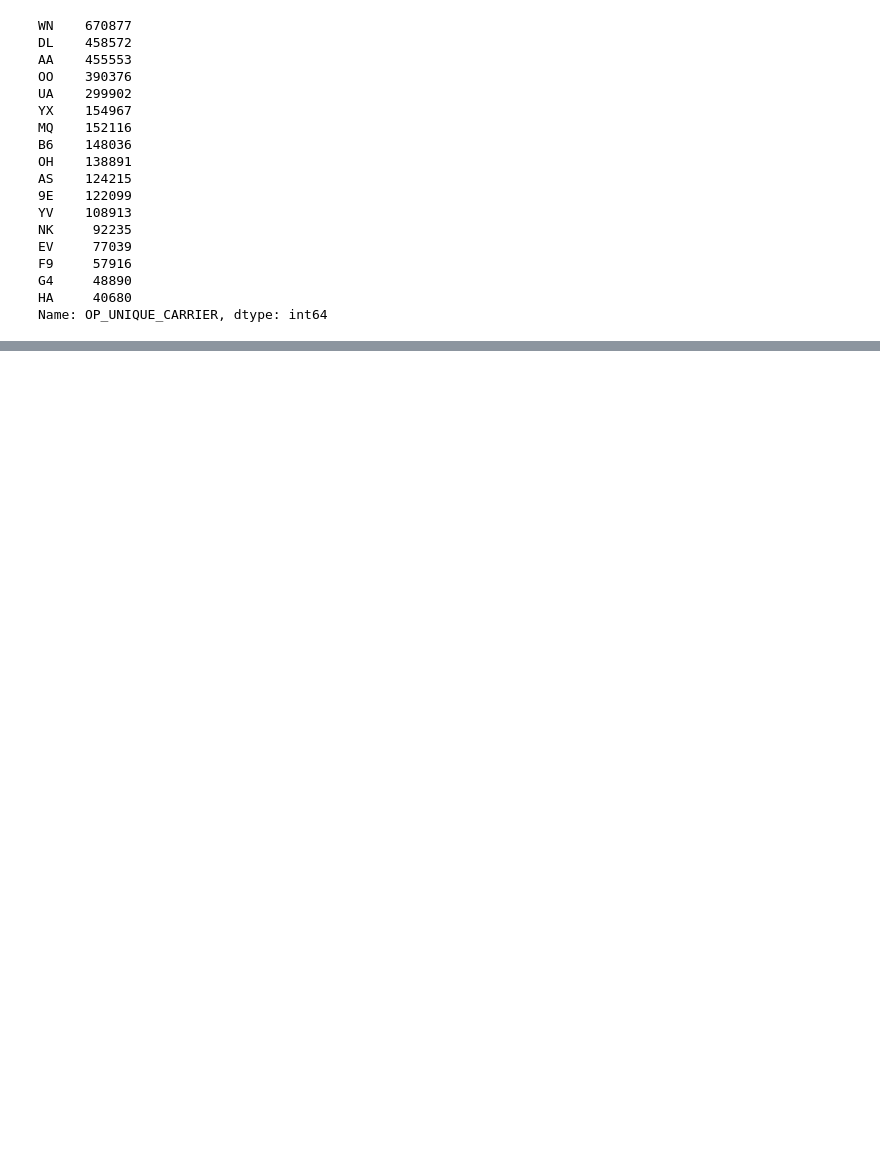
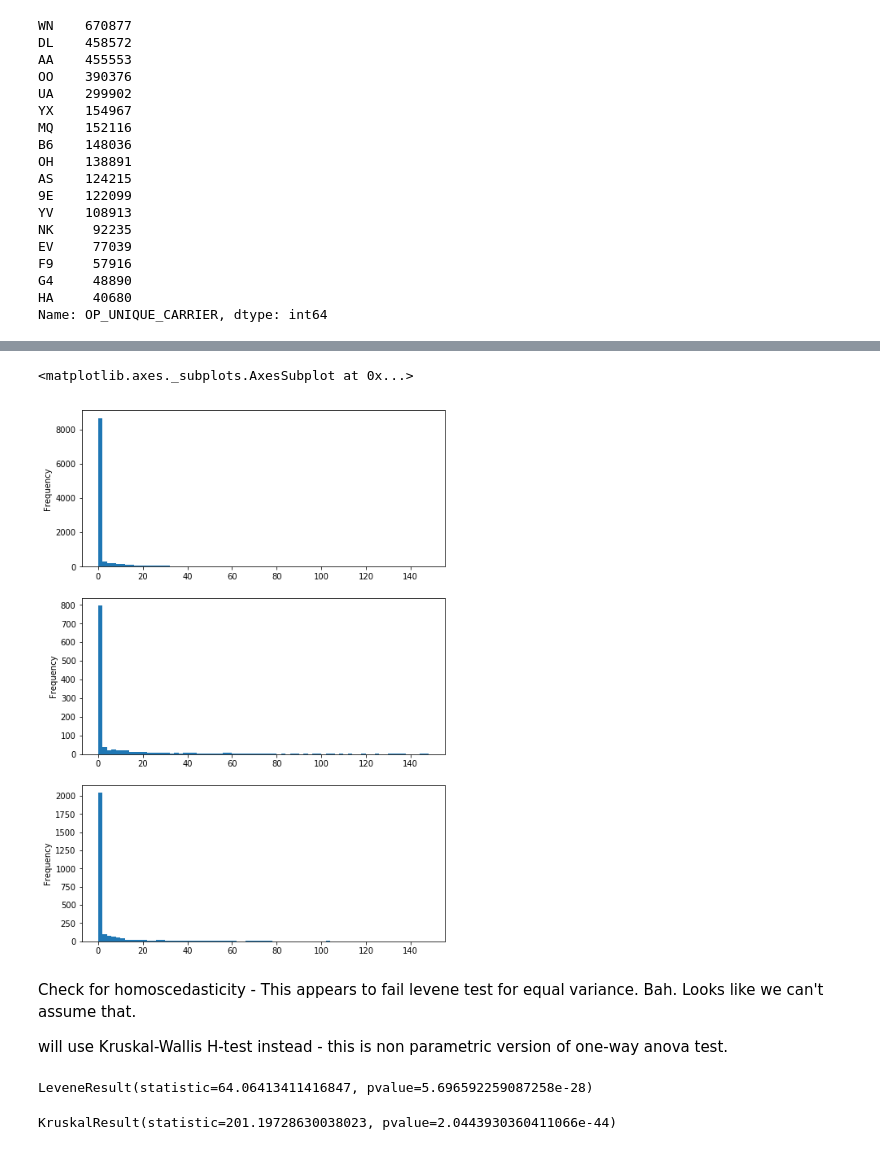
Before and after one commit to Mcllstr/Project_3_T_Testing, a Jupyter notebook: joes_workbook.ipynb, the cells around one changed output, grey strips where cells are left out. Drawn from its saved outputs; the diff is of its cells as text; code cells hidden in the pictures; blank space fills up the shorter version.

```diff
--- a/joes_workbook.ipynb
+++ b/joes_workbook.ipynb
@@ -45,4 +25,4 @@ df.head()
 # %% [markdown]
 #### This is a huge dataframe.  dropping some columns we don't need to speed things up.
 # %%
-lean_df = df.drop(columns = ['QUARTER', 'OP_CARRIER_AIRLINE_ID','TAIL_NUM', 'OP_CARRIER_FL_NUM', 'DEST_WAC', 'DEST_STATE_FIPS', 'ORIGIN_CITY_MARKET_ID', 'DEP_DEL15'])
+lean_df = df.drop(columns = ['QUARTER', 'OP_CARRIER_AIRLINE_ID','TAIL_NUM', 'OP_CARRIER_FL_NUM', 'DEST_WAC', 'DEST_STATE_FIPS', 'ORIGIN_CITY_MARKET_ID', 'Unnamed: 55', 'FIRST_DEP_TIME', 'ARR_TIME_BLK', 'DEST_AIRPORT_SEQ_ID', 'DEST_AIRPORT_ID', 'ORIGIN_AIRPORT_SEQ_ID', 'ORIGIN_AIRPORT_ID'])
@@ -87,5 +59,3 @@ F9     57916
 G4     48890
 HA     40680
 Name: OP_UNIQUE_CARRIER, dtype: int64
-# %%
-lean_df['CARRIER_DELAY_INDICATOR'] = lean_df.CARRIER_DELAY.map(lambda x: 1 if x > 0 else 0)
@@ -99,0 +77,3 @@ AA_df = df.loc['carrier']
+# %%
+AA_df = lean_df.loc[(lean_df.CARRIER_NAME=='American Airlines Inc.'),:]
+not_AA_df = lean_df.loc[(lean_df.CARRIER_NAME!='American Airlines Inc.'),:]
@@ -99,0 +107,4 @@ AA_df = df.loc['carrier']
+# %%
+DCA = AA_df.loc[((lean_df.ORIGIN=='DCA')&(lean_df.CANCELLED==0))]
+IAD = AA_df.loc[((lean_df.ORIGIN=='IAD')&(lean_df.CANCELLED==0))]
+BWI = AA_df.loc[((lean_df.ORIGIN=='BWI')&(lean_df.CANCELLED==0))]
@@ -99,0 +120,13 @@ AA_df = df.loc['carrier']
+# %%
+# decided to do delays instead of cancellations in keeping with the theme....
+plt.figure(figsize=(8,12))
+
+plt.subplot(311)
+DCA.DEP_DELAY_NEW.plot(kind='hist', bins=range(0, 150, 2))
+plt.subplot(312)
+IAD.DEP_DELAY_NEW.plot(kind='hist', bins=range(0, 150, 2))
+plt.subplot(313)
+BWI.DEP_DELAY_NEW.plot(kind='hist', bins=range(0, 150, 2))
+# %% [output]
+<matplotlib.axes._subplots.AxesSubplot at 0x...>
+[figure, added]
@@ -99,0 +145,12 @@ AA_df = df.loc['carrier']
+# %% [markdown]
+Check for homoscedasticity  - This appears to fail levene test for equal variance.  Bah.  Looks like we can't assume that.
+
+will use Kruskal-Wallis H-test instead - this is non parametric version of one-way anova test.
+# %%
+stats.levene(DCA_s, IAD_s, BWI_s)
+# %% [output]
+LeveneResult(statistic=64.06413411416847, pvalue=5.696592259087258e-28)
+# %%
+stats.kruskal(DCA_s, IAD_s, BWI_s)
+# %% [output]
+KruskalResult(statistic=201.19728630038023, pvalue=2.0443930360411066e-44)
```
Also changed, not shown: parts of 26 cells of this notebook, 1 other file.
